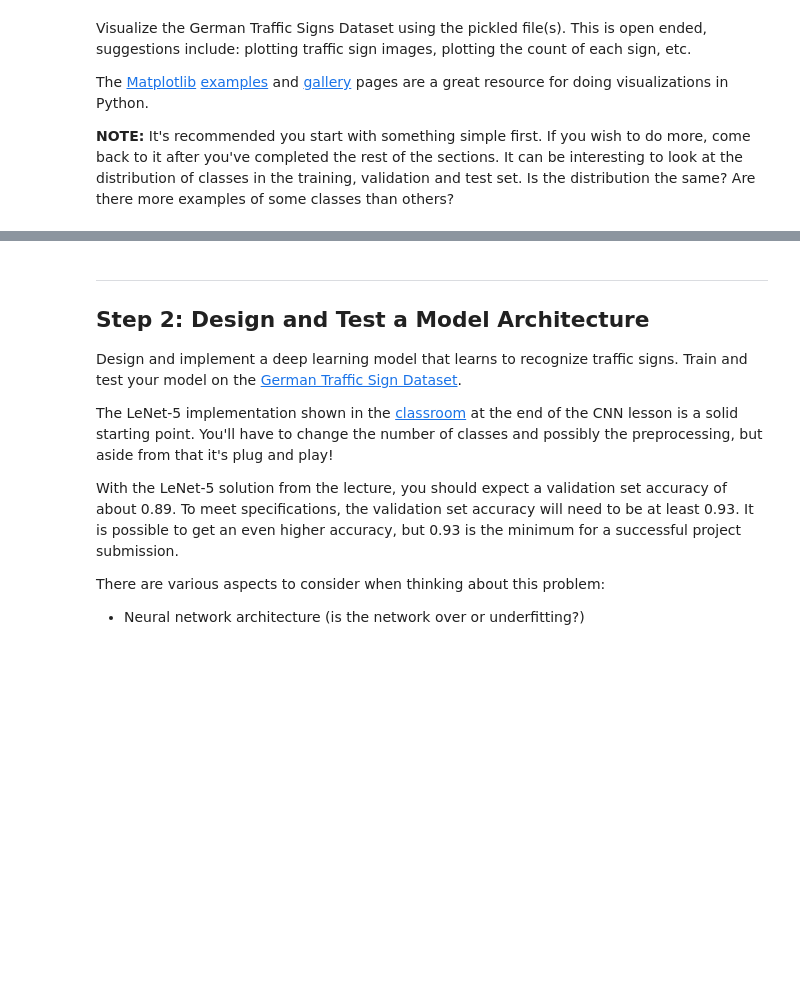
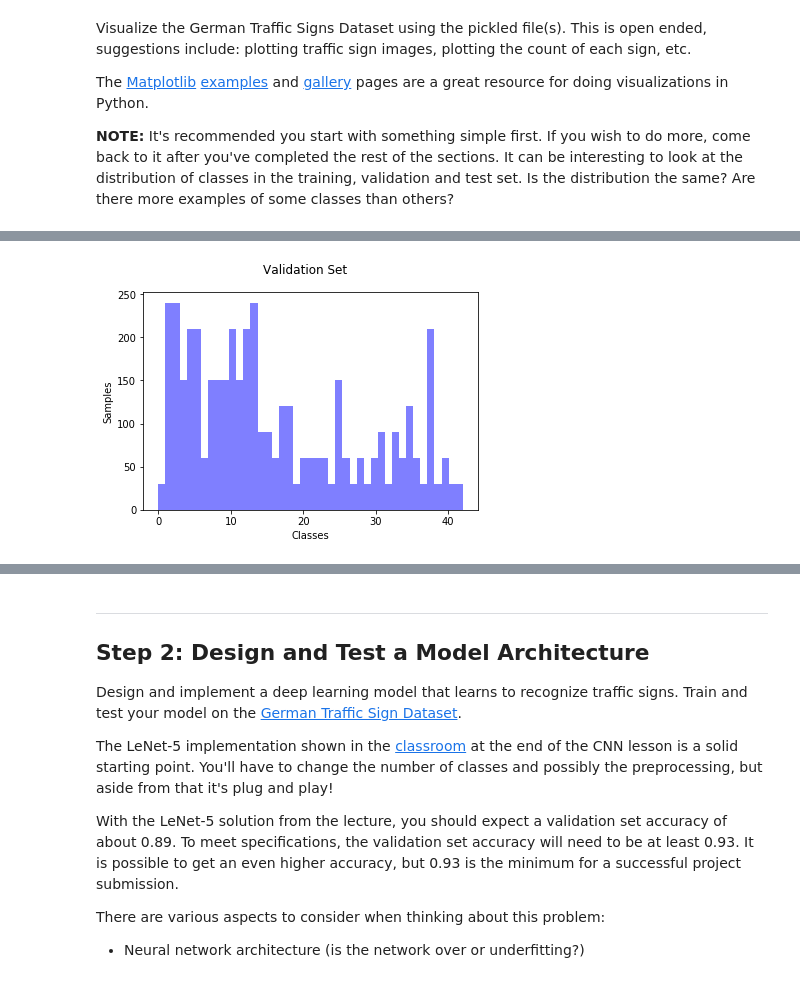
Before and after one commit to hammcin/CarND-Traffic-Sign-Classifier-Project, a Jupyter notebook: Traffic_Sign_Classifier.ipynb, the cells around one changed output, grey strips where cells are left out. Cells and saved outputs as stored; diff of their text form; code cells hidden in the pictures; blank space fills up the shorter version.

```diff
--- a/Traffic_Sign_Classifier.ipynb
+++ b/Traffic_Sign_Classifier.ipynb
@@ -100,0 +127,9 @@ import matplotlib.pyplot as plt
+# %%
+fig, axs = plt.subplots(1, 1)
+n_valid_, bins_valid, patches_valid = axs.hist(y_valid, n_classes, facecolor='blue', alpha=0.5)
+axs.set_xlabel("Classes")
+axs.set_ylabel("Samples")
+fig.suptitle("Validation Set")
+plt.savefig("Figures/valid_class_hist.jpg")
+# %% [output]
+[figure, added]
```
Also changed, not shown: parts of 7 cells of this notebook, 3 other files.
